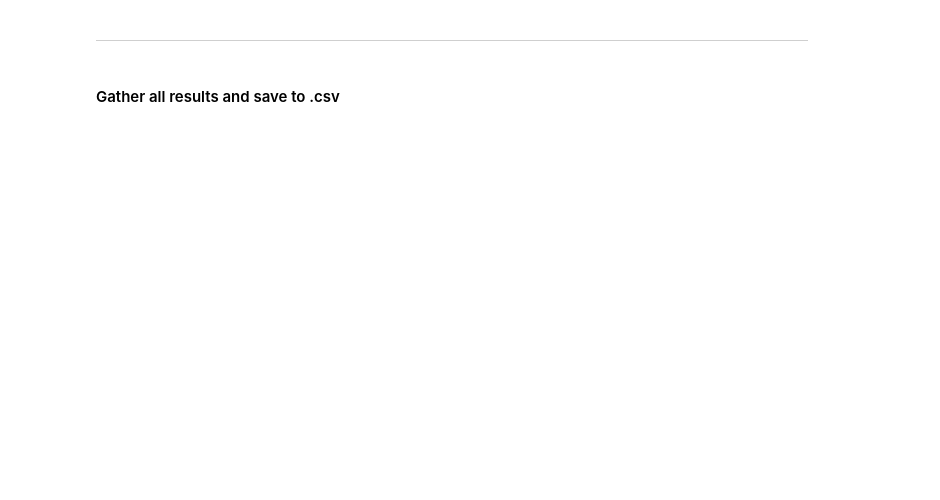
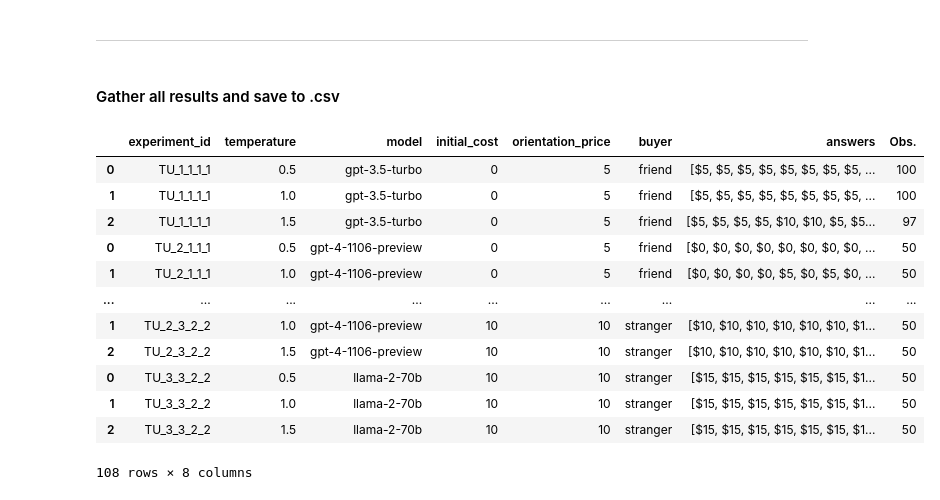
Before and after one commit to MariusDSPM/Data-Science-Project, a Jupyter notebook: Transaction Utility Theory.ipynb, the cells around one changed output. Cells and saved outputs as stored; diff of their text form; code cells hidden in the pictures; blank space fills up the shorter version.

Commit message:
Ran experiment and saved results

```diff
--- a/Transaction Utility Theory.ipynb
+++ b/Transaction Utility Theory.ipynb
@@ -535,4 +558,6 @@ results_9 = TU_temperature_loop(TU_run_experiment, "TU_1_3_1_1", temperature_lis
 # %% [markdown]
 - Configuration 10
 # %%
-results_10 = TU_temperature_loop(TU_run_experiment, "TU_1_3_1_2", temperature_list = [0.5, 1, 1.5], n = N)
+results_10 = []
+results_10_1 = TU_temperature_loop(TU_run_experiment, "TU_1_3_1_2", temperature_list = [0.5, 1, 1.5], n = N)
+results_10.append(results_10_1)
@@ -539,4 +566,6 @@ results_10 = TU_temperature_loop(TU_run_experiment, "TU_1_3_1_2", temperature_li
 # %% [markdown]
 - Configuration 11
 # %%
-results_11 = TU_temperature_loop(TU_run_experiment, "TU_1_3_2_1", temperature_list = [0.5, 1, 1.5], n = N)
+results_11 = []
+results_11_1 = TU_temperature_loop(TU_run_experiment, "TU_1_3_2_1", temperature_list = [0.5, 1, 1.5], n = N)
+results_11.append(results_11_1)
@@ -543,4 +574,6 @@ results_11 = TU_temperature_loop(TU_run_experiment, "TU_1_3_2_1", temperature_li
 # %% [markdown]
 - Configuration 12
 # %%
-results_12 = TU_temperature_loop(TU_run_experiment, "TU_1_3_2_2", temperature_list = [0.5, 1, 1.5], n = N)
+results_12 = []
+results_12_1 = TU_temperature_loop(TU_run_experiment, "TU_1_3_2_2", temperature_list = [0.5, 1, 1.5], n = N)
+results_12.append(results_12_1)
@@ -599,3 +652,4 @@ results_9.append(results_9_2)
 - Configuration 10
 # %%
 results_10_2 = TU_temperature_loop(TU_run_experiment, "TU_2_3_1_2", temperature_list = [0.5, 1, 1.5], n = N)
+results_10.append(results_10_2)
@@ -685,0 +766,39 @@ TU_results = pd.concat([results_1, results_2, results_3, results_4, results_5, r
+# %%
+# Concatenate results
+results_1_df = pd.concat(results_1, axis = 1).transpose()
+results_2_df = pd.concat(results_2, axis = 1).transpose()
+results_3_df = pd.concat(results_3, axis = 1).transpose()
+results_4_df = pd.concat(results_4, axis = 1).transpose()
+results_5_df = pd.concat(results_5, axis = 1).transpose()
+results_6_df = pd.concat(results_6, axis = 1).transpose()
+results_7_df = pd.concat(results_7, axis = 1).transpose()
+results_8_df = pd.concat(results_8, axis = 1).transpose()
+results_9_df = pd.concat(results_9, axis = 1).transpose()
+results_10_df = pd.concat(results_10, axis = 1).transpose()
+results_11_df = pd.concat(results_11, axis = 1).transpose()
+results_12_df = pd.concat(results_12, axis = 1).transpose()
+
+# Concatenate all results
+TU_results = pd.concat([results_1_df, results_2_df, results_3_df, results_4_df, results_5_df,
+                         results_6_df, results_7_df, results_8_df, results_9_df, results_10_df, results_11_df, results_12_df], axis = 0)
+
+# Rename LLama model
+TU_results['model'] = TU_results['model'].replace('meta/llama-2-70b-chat:02e509c789964a7ea8736978a43525956ef40397be9033abf9fd2badfe68c9e3',
+                                  'llama-2-70b')
+
+# Display results
+TU_results
+# %% [output]
+|  | experiment_id | temperature | model | initial_cost | orientation_price | buyer | answers | Obs. |
+| 0 | TU_1_1_1_1 | 0.5 | gpt-3.5-turbo | 0 | 5 | friend | [$5, $5, $5, $5, $5, $5, $5, $5, ... | 100 |
+| 1 | TU_1_1_1_1 | 1.0 | gpt-3.5-turbo | 0 | 5 | friend | [$5, $5, $5, $5, $5, $5, $5, $5, ... | 100 |
+| 2 | TU_1_1_1_1 | 1.5 | gpt-3.5-turbo | 0 | 5 | friend | [$5, $5, $5, $5, $10, $10, $5, $5... | 97 |
+| 0 | TU_2_1_1_1 | 0.5 | gpt-4-1106-preview | 0 | 5 | friend | [$0, $0, $0, $0, $0, $0, $0, $0, ... | 50 |
+| 1 | TU_2_1_1_1 | 1.0 | gpt-4-1106-preview | 0 | 5 | friend | [$0, $0, $0, $0, $5, $0, $5, $0, ... | 50 |
+| ... | ... | ... | ... | ... | ... | ... | ... | ... |
+| 1 | TU_2_3_2_2 | 1.0 | gpt-4-1106-preview | 10 | 10 | stranger | [$10, $10, $10, $10, $10, $10, $1... | 50 |
+| 2 | TU_2_3_2_2 | 1.5 | gpt-4-1106-preview | 10 | 10 | stranger | [$10, $10, $10, $10, $10, $10, $1... | 50 |
+| 0 | TU_3_3_2_2 | 0.5 | llama-2-70b | 10 | 10 | stranger | [$15, $15, $15, $15, $15, $15, $1... | 50 |
+| 1 | TU_3_3_2_2 | 1.0 | llama-2-70b | 10 | 10 | stranger | [$15, $15, $15, $15, $15, $15, $1... | 50 |
+| 2 | TU_3_3_2_2 | 1.5 | llama-2-70b | 10 | 10 | stranger | [$15, $15, $15, $15, $15, $15, $1... | 50 |
+108 rows × 8 columns
```
Also changed, not shown: parts of 45 cells of this notebook, 1 other file.
